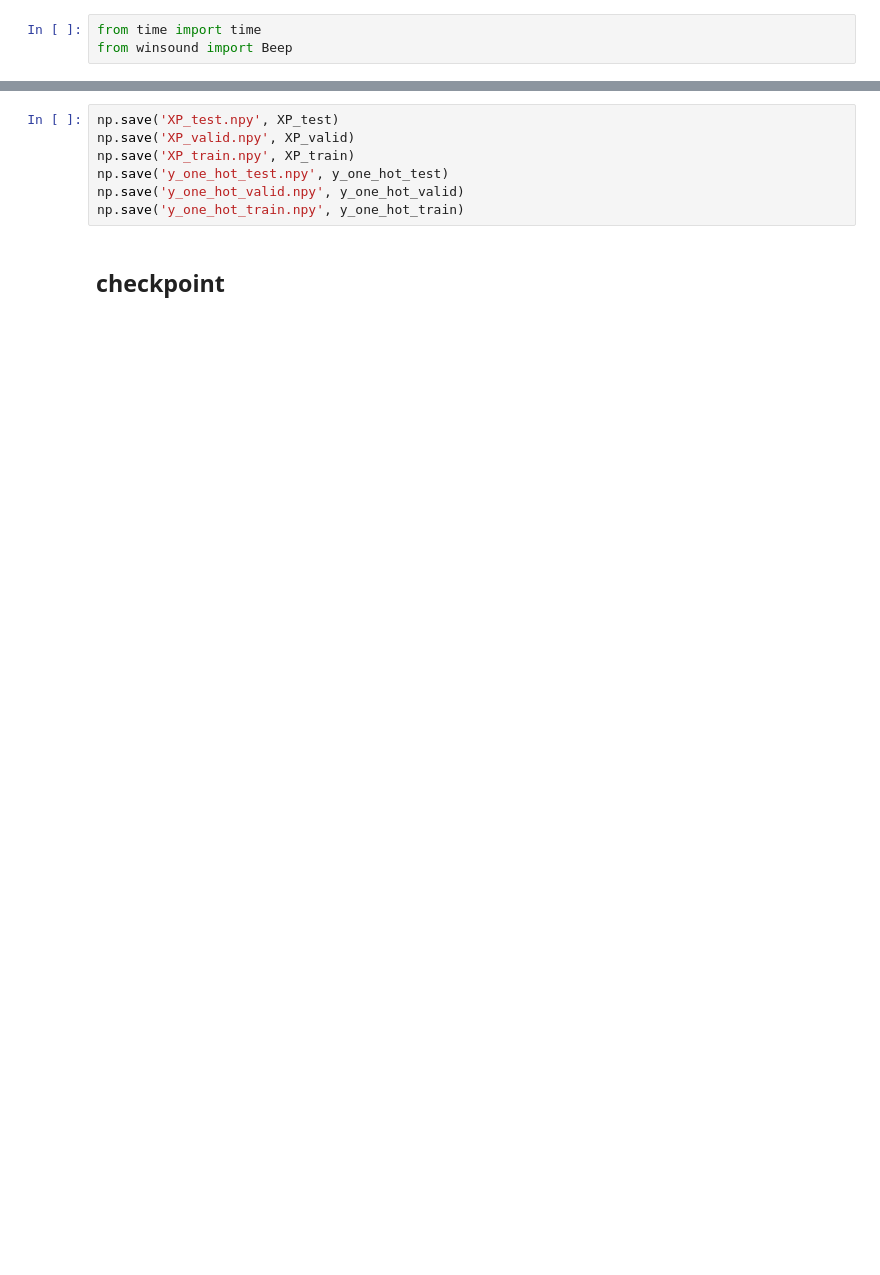
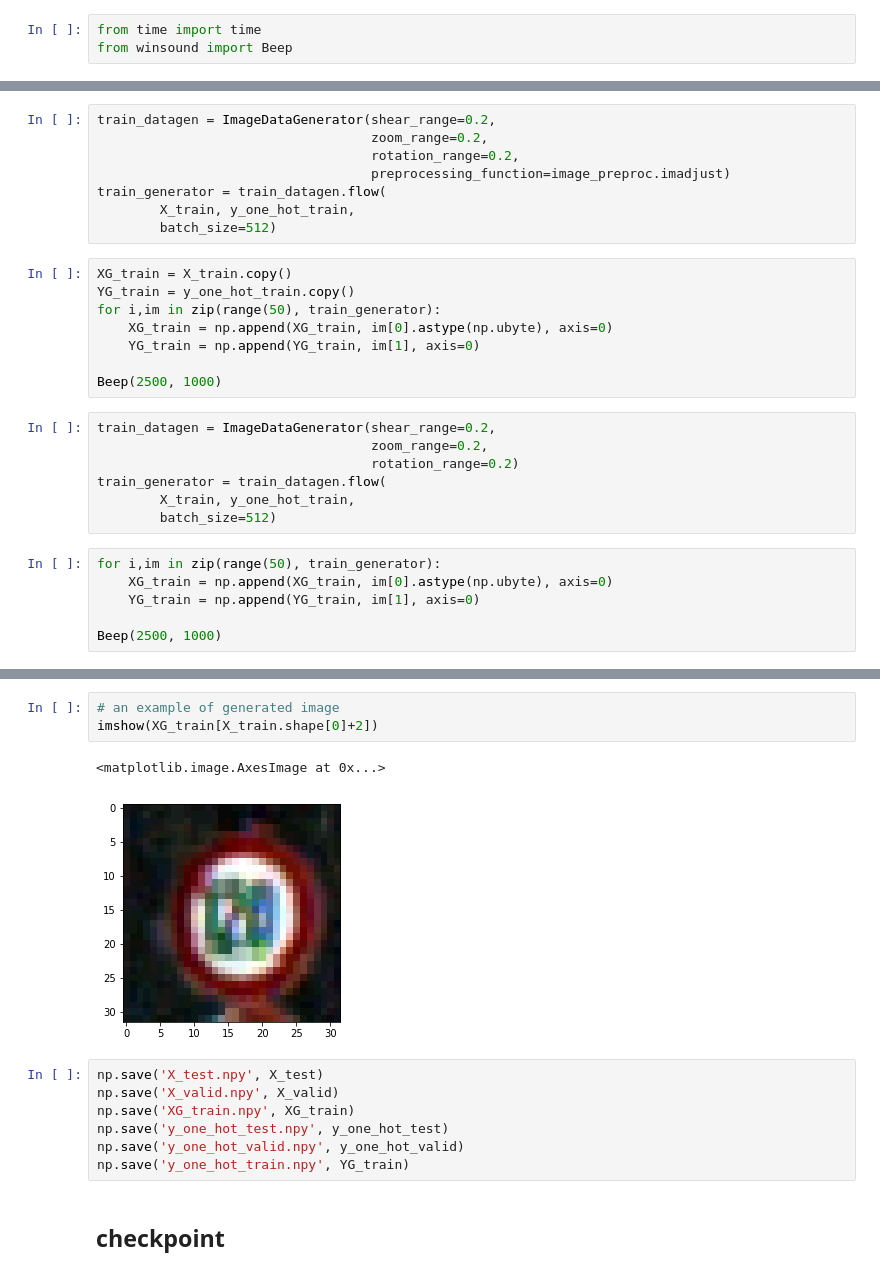
Before and after one commit to maslovw/SDND, a Jupyter notebook: TrafficSignlassifier/Traffic_Sign_Classifier.ipynb, the cells around one changed output, grey strips where cells are left out. Saved outputs shown, nothing was run; the diff lists cells and outputs as text; blank space fills up the shorter version.

```diff
--- a/TrafficSignlassifier/Traffic_Sign_Classifier.ipynb
+++ b/TrafficSignlassifier/Traffic_Sign_Classifier.ipynb
@@ -347,0 +216,29 @@ Beep(2500, 1000)
+# %%
+train_datagen = ImageDataGenerator(shear_range=0.2,
+                                   zoom_range=0.2,
+                                   rotation_range=0.2,
+                                   preprocessing_function=image_preproc.imadjust)
+train_generator = train_datagen.flow(
+        X_train, y_one_hot_train,
+        batch_size=512)
+# %%
+XG_train = X_train.copy()
+YG_train = y_one_hot_train.copy()
+for i,im in zip(range(50), train_generator):
+    XG_train = np.append(XG_train, im[0].astype(np.ubyte), axis=0)
+    YG_train = np.append(YG_train, im[1], axis=0)
+
+Beep(2500, 1000)
+# %%
+train_datagen = ImageDataGenerator(shear_range=0.2,
+                                   zoom_range=0.2,
+                                   rotation_range=0.2)
+train_generator = train_datagen.flow(
+        X_train, y_one_hot_train,
+        batch_size=512)
+# %%
+for i,im in zip(range(50), train_generator):
+    XG_train = np.append(XG_train, im[0].astype(np.ubyte), axis=0)
+    YG_train = np.append(YG_train, im[1], axis=0)
+
+Beep(2500, 1000)
@@ -348,10 +249,16 @@ Beep(2500, 1000)
+# %%
+# an example of generated image
+imshow(XG_train[X_train.shape[0]+2])
+# %% [output]
+<matplotlib.image.AxesImage at 0x...>
+[figure, added]
 # %%
-np.save('XP_test.npy', XP_test)
-np.save('XP_valid.npy', XP_valid)
-np.save('XP_train.npy', XP_train)
+np.save('X_test.npy', X_test)
+np.save('X_valid.npy', X_valid)
+np.save('XG_train.npy', XG_train)
 np.save('y_one_hot_test.npy', y_one_hot_test)
 np.save('y_one_hot_valid.npy', y_one_hot_valid)
-np.save('y_one_hot_train.npy', y_one_hot_train)
+np.save('y_one_hot_train.npy', YG_train)
 # %% [markdown]
 ## checkpoint
 # %%
```
Also changed, not shown: parts of 60 cells of this notebook.
